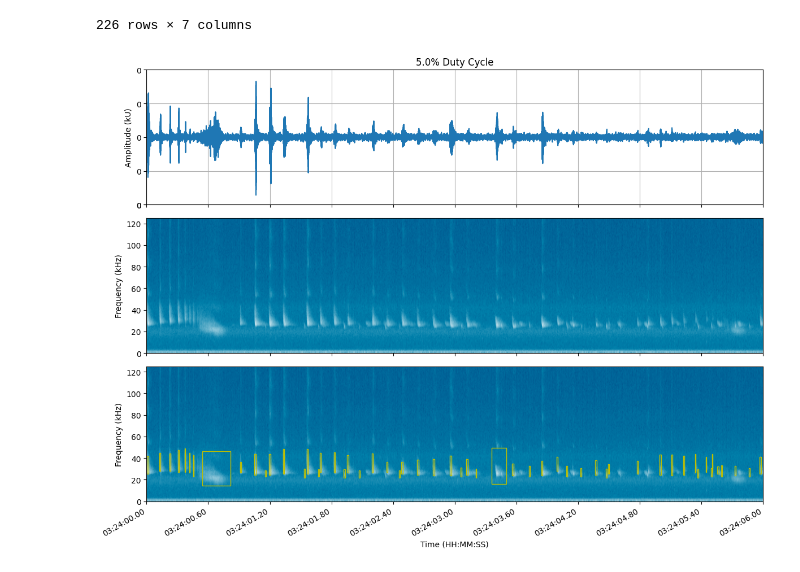
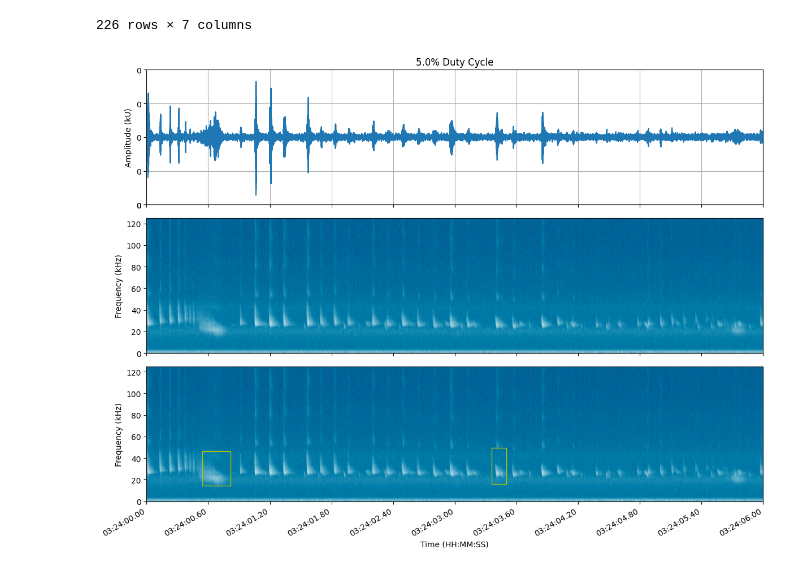
Before and after one commit to ctuguinay/bat-detector-msds, a Jupyter notebook: notebooks/msds_pipeline.ipynb, the cells around one changed output. Cells and saved outputs as stored; diff of their text form; code cells hidden in the pictures.

```diff
--- a/notebooks/msds_pipeline.ipynb
+++ b/notebooks/msds_pipeline.ipynb
@@ -369,7 +368,7 @@ reftimes = [0, 30]
 audio_file.seek(reftimes[0]*fs)
 audio_sec = audio_file.read((reftimes[1] - reftimes[0])*fs)
 times = np.array([0, 6])
-df = pd.concat([bd_preds, fb_preds])
+df = pd.concat([fb_preds])
 
 ## Strip the datetime for year, month, date, and hour from filename
 file_dt = dt.datetime.strptime(f'{filename[:11]}{int(offset/60)}{int(offset%60)}', '%Y%m%d_%H%M%S')
@@ -401,7 +400,7 @@ plt.figure(figsize=(12, 9))
 ## Plotting Audio Signal
 plt.subplot(311)
 plt.title(f"{100*p_on}% Duty Cycle")
-plt.plot(audio)
+plt.plot(audio_sec)
 plt.ylabel("Amplitude (kU)")
 plt.xlim((0, s_ticks[-1]*fs))
 plt.xticks(ticks=x_ticks, labels=time_labels)
@@ -413,36 +412,36 @@ plt.grid(which="both")
 
 ## Plotting Spectrogram of Audio Signal
 plt.subplot(312)
-plt.specgram(audio, Fs=fs, cmap='ocean')
+plt.specgram(audio_sec, Fs=fs, cmap='ocean')
 plt.ylabel("Frequency (kHz)")
 plt.xticks(ticks=s_ticks, labels=time_labels)
 plt.xlim((0, s_ticks[-1]))
 ## Find y-axis tick locations from specgram-calculated locations and keep limit just in case
 f_ticks = plt.yticks()[0]
 f_ticks = f_ticks[f_ticks <= fs/2]
 plt.yticks(ticks=f_ticks, labels=(f_ticks/1000).astype('int16'))
 
 ## Plotting Spectrogram with MSDS outputs overlayed
 plt.subplot(313)
-plt.specgram(audio, Fs=fs, cmap='ocean')
+plt.specgram(audio_sec, Fs=fs, cmap='ocean')
 plt.xlim((0, s_ticks[-1]))
 plt.xlabel("Time (HH:MM:SS)")
 plt.ylabel("Frequency (kHz)")
 plt.xticks(ticks=s_ticks, labels=time_labels)
 plt.yticks(ticks=f_ticks, labels=(f_ticks/1000).astype('int16'))
 ax = plt.gca()
 for i in range(len(xs_inds)):
     rect = Rectangle((xs_inds[i], xs_freqs[i]),
                     x_durations[i], x_bandwidths[i],
                     linewidth=1, edgecolor='y', facecolor='none')
     if (np.floor((xs_inds[i]+x_durations[i])*fs).astype('int32') < len(audio) and audio[np.floor((xs_inds[i]+x_durations[i])*fs).astype('int32')] != 0):
         ax.add_patch(rect)
 plt.gcf().autofmt_xdate()
 
 plt.tight_layout()
 plt.show()
 # %% [output]
-[figure, old version]
+[figure, new version]
 # %%
 sr, audio = subsample_frompath(audio_filepath = Path(f'{filepath}/{filename}'), output_dir = '../input_dir/', percent_on=0.05, offset=1440)
 
```
Also changed, not shown: parts of 3 cells of this notebook, 4 other files.
